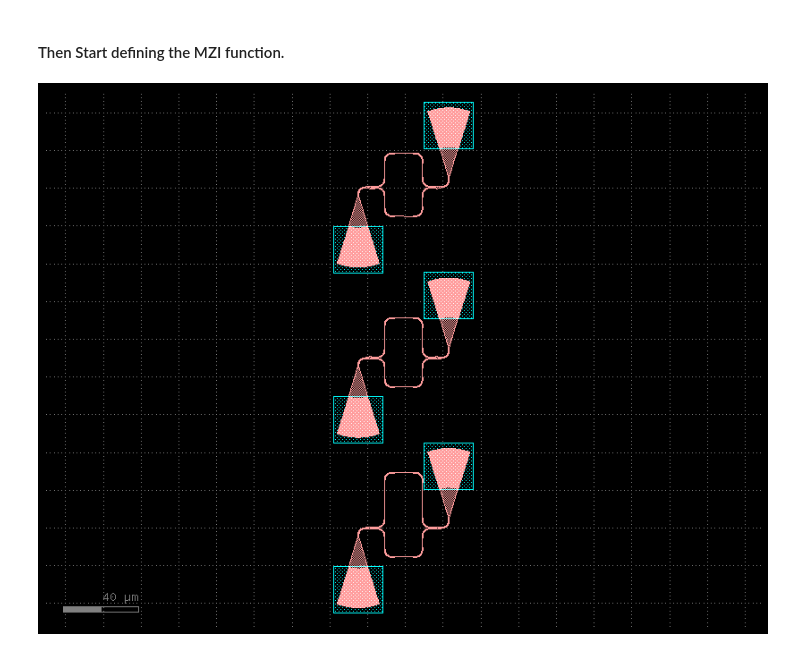
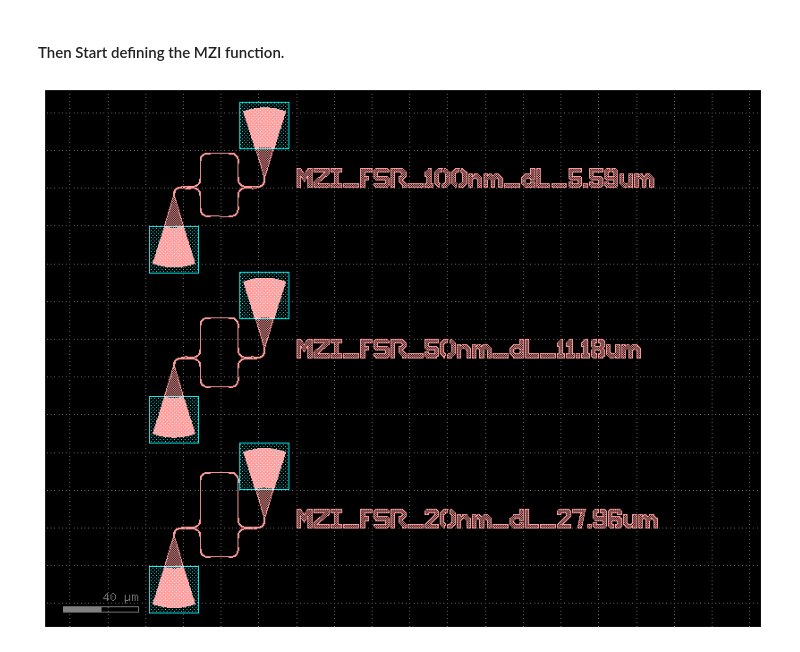
Before and after one commit to Juanes2001/GDS_py_TDY_venv, a Jupyter notebook: Hom3/Part1_MZI.ipynb, the cells around one changed output. Drawn from its saved outputs; the diff is of its cells as text; code cells hidden in the pictures.

```diff
--- a/Hom3/Part1_MZI.ipynb
+++ b/Hom3/Part1_MZI.ipynb
@@ -321,32 +321,48 @@ def MZI_generator(wavelength = 1.55,
     ref_bend_out.connect("o1", c.ports["poly1_in"])
 
     ###########################################
 
 
     ############## G Coupler ###################
 
     gr_coupler_output_ref = c.add_ref(gr_coupler_output)
     gr_coupler_output_ref.rotate(180)
     gr_coupler_output_ref.connect("o1", ref_bend_out.ports["o2"])
 
     ###########################################
 
 
+    # Create text
+    text = gf.components.text(
+        text=f"MZI_FSR_{FSR}nm_dL_{delL:.2f}um",
+        size=10,          # height in microns
+        layer=(1, 0)
+    )
+
+    # Add to layout
+    text_ref = c.add_ref(text)
+
+    # Move it if needed
+    text_ref.move((mzi_pos[0]+60, mzi_pos[1]))
+
+
     return c, total_x_length,total_y_length
 
-mzi_scketch = gf.Component("MZI_FSR1")
+mzi_scketch = gf.Component()
 
 y_pos = 0
 
 for fsr in [20,50,100]:
     mzi = MZI_generator(taper_length=2.0, bend_radius= 5.0 ,FSR=fsr ,mzi_pos=(0,y_pos))
 
     mzi_scketch.add_ref(mzi[0])
     y_pos += mzi[2]
 
 
 mzi_scketch.draw_ports()
 mzi_scketch.plot()
+mzi_scketch.write("MZI_FSR1.gds")
+
 mzi_scketch.show()
 # %% [output]
-[figure, old version]
+[figure, new version]
```
